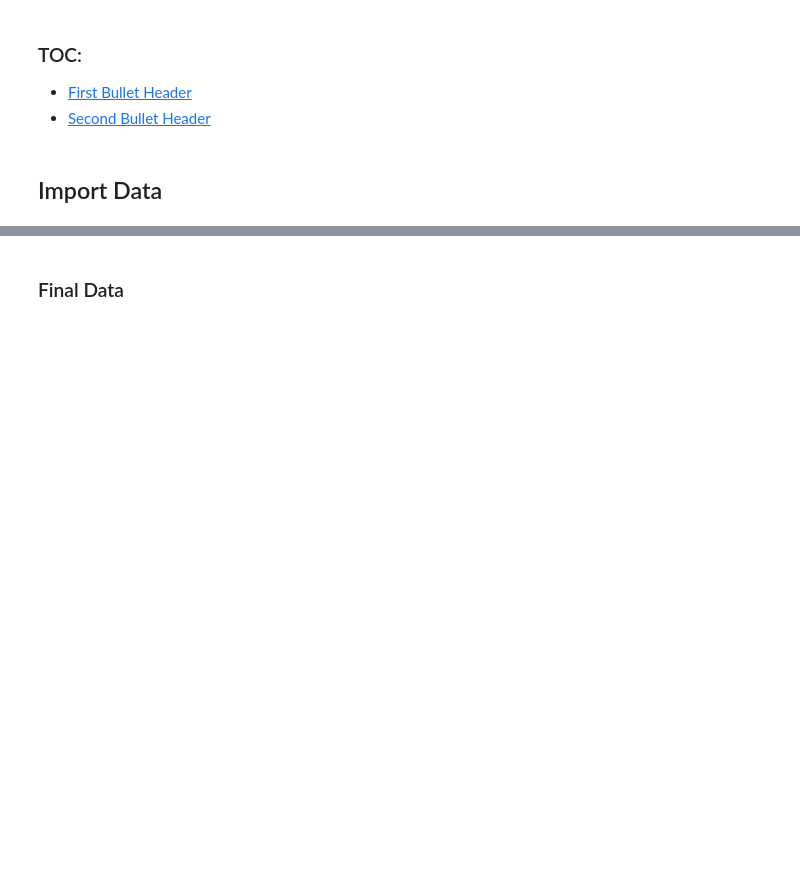
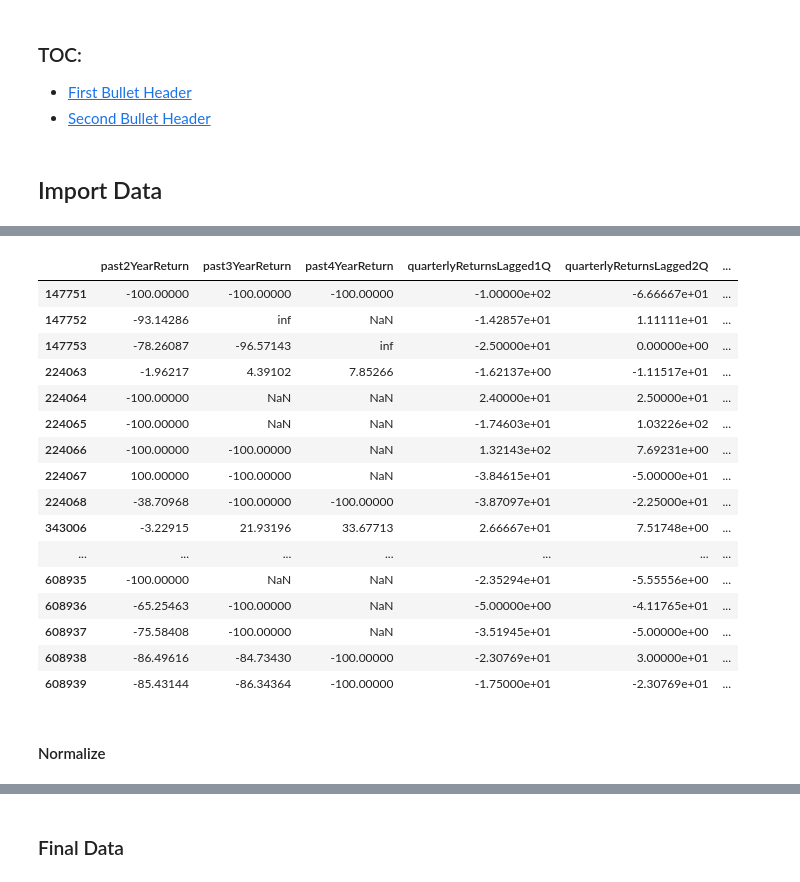
Before and after one commit to rrobberobin/MLStockForecasting, a Jupyter notebook: RobinThesisTensorflow.ipynb, the cells around one changed output, grey strips where cells are left out. Drawn from its saved outputs; the diff is of its cells as text; code cells hidden in the pictures; blank space fills up the shorter version.

```diff
--- a/RobinThesisTensorflow.ipynb
+++ b/RobinThesisTensorflow.ipynb
@@ -167,6 +249,47 @@ for col in winData[winsCols].columns:
 # #plt.hist(ratioData["revtq"], bins=1000)
 # plt.hist(winData["revtq"], bins=1000)
 # plt.show()
+# %%
+#winData[numCols].apply(lambda x: (min(x), max(x)))
+#max(winData[numCols])
+#min(winData[numCols])
+
+#np.isinf(finalData[numCols]).values.sum()
+#finalData[numCols].columns.to_series()[np.isinf(finalData[numCols]).any()]
+#finalData[numCols].index[np.isinf(finalData[numCols]).any(1)]
+
+#finalData[numCols].iloc[finalData[numCols].index[np.isinf(finalData[numCols]).any(1)], :]
+#finalData[numCols].iloc[finalData[numCols].index[np.isinf(finalData[numCols]).any(1)], :][finalData[numCols].columns.to_series()[np.isinf(finalData[numCols]).any()]]
+
+data.iloc[data[numCols].index[np.isinf(data[numCols]).any(1)].union(
+    data[numCols].index[np.isinf(data[numCols]).any(1)] - 1), :][data[numCols].columns[np.isinf(data[numCols]).any()].union(["returns"])]
+
+
+#finalData[numCols].columns[np.isinf(finalData[numCols]).any()].union(["returns"])
+
+# np.isinf(winData[numCols]).values.sum()
+# #winData[numCols].columns.to_series()[np.isinf(winData[numCols]).any()]
+# winData[numCols].index[np.isinf(winData[numCols]).any(1)]
+# %% [output]
+|  | past2YearReturn | past3YearReturn | past4YearReturn | quarterlyReturnsLagged1Q | quarterlyReturnsLagged2Q | ... |
+| 147751 | -100.00000 | -100.00000 | -100.00000 | -1.00000e+02 | -6.66667e+01 | ... |
+| 147752 | -93.14286 | inf | NaN | -1.42857e+01 | 1.11111e+01 | ... |
+| 147753 | -78.26087 | -96.57143 | inf | -2.50000e+01 | 0.00000e+00 | ... |
+| 224063 | -1.96217 | 4.39102 | 7.85266 | -1.62137e+00 | -1.11517e+01 | ... |
+| 224064 | -100.00000 | NaN | NaN | 2.40000e+01 | 2.50000e+01 | ... |
+| 224065 | -100.00000 | NaN | NaN | -1.74603e+01 | 1.03226e+02 | ... |
+| 224066 | -100.00000 | -100.00000 | NaN | 1.32143e+02 | 7.69231e+00 | ... |
+| 224067 | 100.00000 | -100.00000 | NaN | -3.84615e+01 | -5.00000e+01 | ... |
+| 224068 | -38.70968 | -100.00000 | -100.00000 | -3.87097e+01 | -2.25000e+01 | ... |
+| 343006 | -3.22915 | 21.93196 | 33.67713 | 2.66667e+01 | 7.51748e+00 | ... |
+| ... | ... | ... | ... | ... | ... | ... |
+| 608935 | -100.00000 | NaN | NaN | -2.35294e+01 | -5.55556e+00 | ... |
+| 608936 | -65.25463 | -100.00000 | NaN | -5.00000e+00 | -4.11765e+01 | ... |
+| 608937 | -75.58408 | -100.00000 | NaN | -3.51945e+01 | -5.00000e+00 | ... |
+| 608938 | -86.49616 | -84.73430 | -100.00000 | -2.30769e+01 | 3.00000e+01 | ... |
+| 608939 | -85.43144 | -86.34364 | -100.00000 | -1.75000e+01 | -2.30769e+01 | ... |
+# %% [markdown]
+#### Normalize
 # %%
 from sklearn.preprocessing import MinMaxScaler, StandardScaler
 #scaler = MinMaxScaler(feature_range=(0, 1))
```
Also changed, not shown: parts of 74 cells of this notebook.
